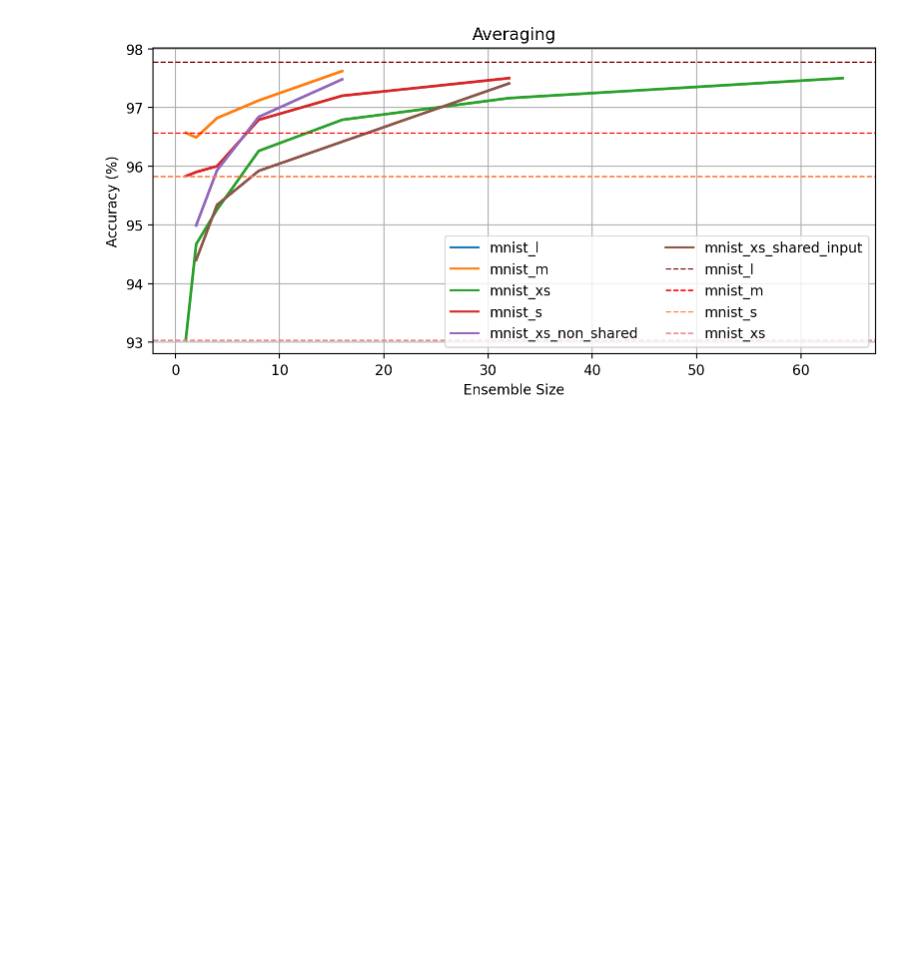
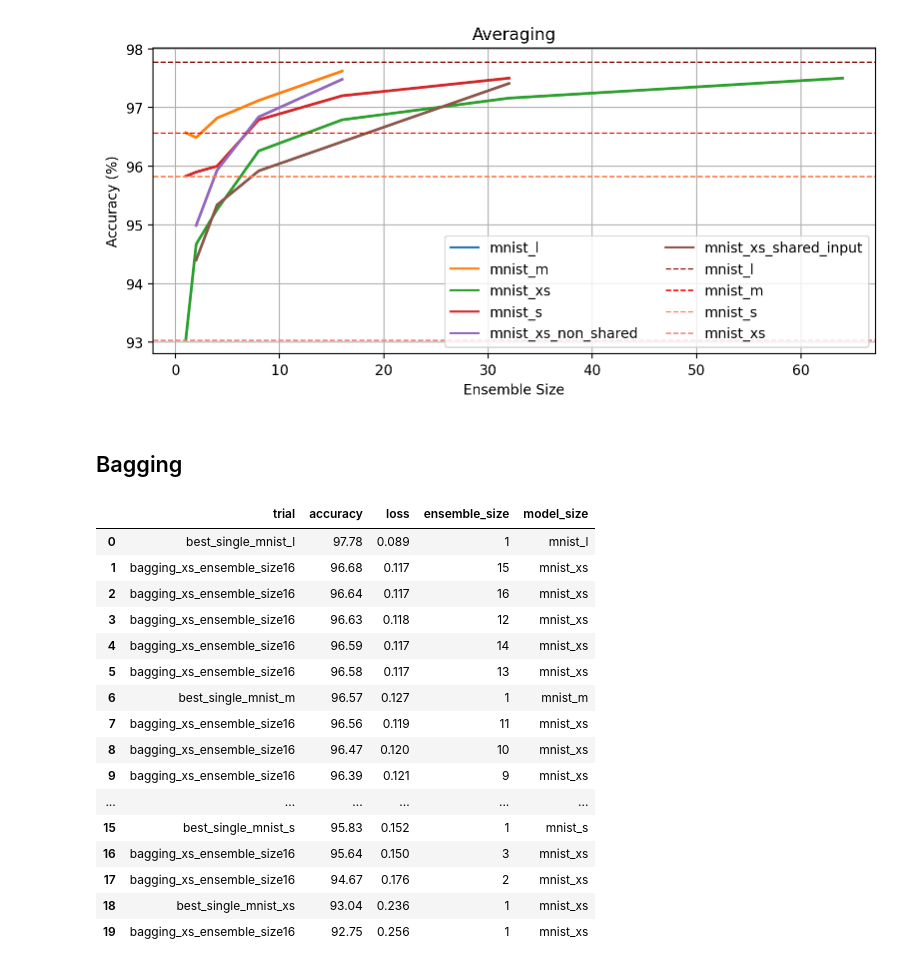
Before and after one commit to oliviaweng/logicnets, a Jupyter notebook: examples/mnist/plots/analysis.ipynb, the cells around one changed output. Cells and saved outputs as stored; diff of their text form; code cells hidden in the pictures; blank space fills up the shorter version.

```diff
--- a/examples/mnist/plots/analysis.ipynb
+++ b/examples/mnist/plots/analysis.ipynb
@@ -137,6 +144,42 @@ def parse_ensembling_experiment(experiment_dir):
     df.to_csv(results_file, index=False)
     return df
 
+def parse_seq_ensemble_exp(experiment_dir):
+    """
+    Parse sequentially trained ensemble learning experiment directory into
+    dataframe
+    """
+    ensemble_perfs = []
+    for d in os.listdir(experiment_dir):
+        single_run_dir = os.path.join(experiment_dir, d)
+        if os.path.isdir(single_run_dir):
+            for f in os.listdir(single_run_dir):
+                if "ensemble_perf.txt" in f:
+                    ensemble_perfs.append(os.path.join(experiment_dir, d, f))
+    results_file = os.path.join(experiment_dir, "results.csv")
+    with open(results_file, "w") as f:
+        f.write("trial,accuracy,loss,ensemble_size,model_size\n")
+    for ens_perf_f in ensemble_perfs:
+        trial = ens_perf_f.split("/")[-2]
+        # Get model size
+        if "xs" in trial:
+            model_size = "mnist_xs"
+        # Get accuracy, val loss, and ensemble size from ensemble_perf log
+        with open(ens_perf_f, "r") as f:
+            for l in f.readlines():
+                if "Ensemble size" in l and "Accuracy" in l:
+                    ensemble_size = re.findall(f"Ensemble size \d+", l)[0]
+                    ensemble_size = int(re.findall(f"\d+", ensemble_size)[0])
+                    loss = float(re.findall(f"\d+\.\d+", l)[0])
+                    acc = float(re.findall(f"\d+\.\d+", l)[1])
+                    with open(results_file, "a") as f:
+                        f.write(f"{trial}, {acc:.3f}, {loss:.3f}, " \
+                                f"{ensemble_size},{model_size}\n")
+    df = pd.read_csv(results_file)
+    df = df.sort_values("accuracy", ignore_index=True, ascending=False)
+    df.to_csv(results_file, index=False)
+    return df
+
 def add_single_model_data(df):
     """
     Concat single model dataframes to given dataframe
@@ -239,3 +282,30 @@ plt.savefig("averaging_acc_v_ensemble_size_lineplot.png")
 | 25 | averaging_xs_shared_input_ensembl... | 94.40 | 0.191 | 2 | mnist_xs_shared_input |
 | 26 | best_single_mnist_xs | 93.04 | 0.236 | 1 | mnist_xs |
 [figure]
+# %% [markdown]
+## Bagging
+# %%
+experiment_dir = "../bagging"
+df = parse_seq_ensemble_exp(experiment_dir)
+df = add_single_model_data(df)
+df = df.sort_values("accuracy", ignore_index=True, ascending=False)
+bagging_df = df
+df
+# %% [output]
+|  | trial | accuracy | loss | ensemble_size | model_size |
+| 0 | best_single_mnist_l | 97.78 | 0.089 | 1 | mnist_l |
+| 1 | bagging_xs_ensemble_size16 | 96.68 | 0.117 | 15 | mnist_xs |
+| 2 | bagging_xs_ensemble_size16 | 96.64 | 0.117 | 16 | mnist_xs |
+| 3 | bagging_xs_ensemble_size16 | 96.63 | 0.118 | 12 | mnist_xs |
+| 4 | bagging_xs_ensemble_size16 | 96.59 | 0.117 | 14 | mnist_xs |
+| 5 | bagging_xs_ensemble_size16 | 96.58 | 0.117 | 13 | mnist_xs |
+| 6 | best_single_mnist_m | 96.57 | 0.127 | 1 | mnist_m |
+| 7 | bagging_xs_ensemble_size16 | 96.56 | 0.119 | 11 | mnist_xs |
+| 8 | bagging_xs_ensemble_size16 | 96.47 | 0.120 | 10 | mnist_xs |
+| 9 | bagging_xs_ensemble_size16 | 96.39 | 0.121 | 9 | mnist_xs |
+| ... | ... | ... | ... | ... | ... |
+| 15 | best_single_mnist_s | 95.83 | 0.152 | 1 | mnist_s |
+| 16 | bagging_xs_ensemble_size16 | 95.64 | 0.150 | 3 | mnist_xs |
+| 17 | bagging_xs_ensemble_size16 | 94.67 | 0.176 | 2 | mnist_xs |
+| 18 | best_single_mnist_xs | 93.04 | 0.236 | 1 | mnist_xs |
+| 19 | bagging_xs_ensemble_size16 | 92.75 | 0.256 | 1 | mnist_xs |
```
Also changed, not shown: parts of 9 cells of this notebook, 28 other files.
